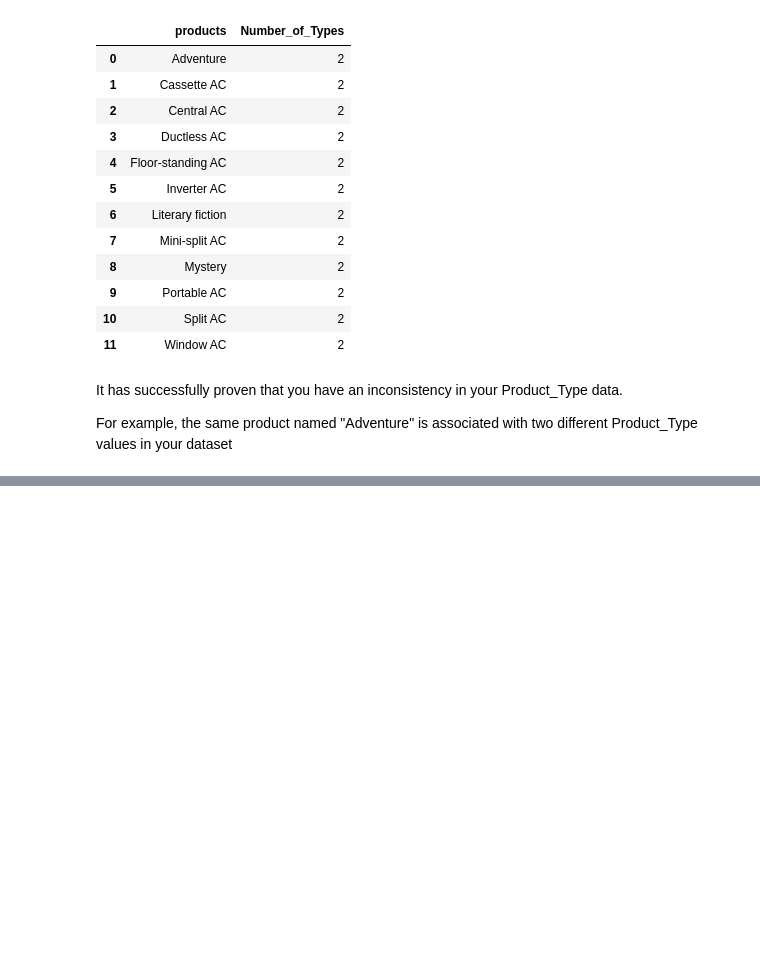
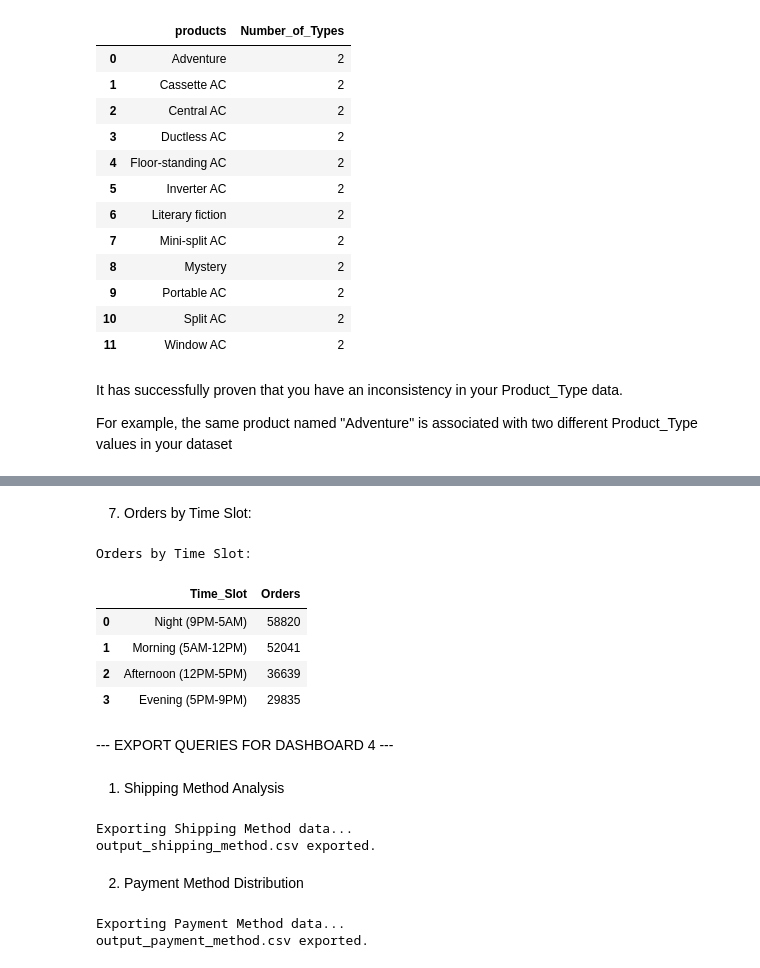
Before and after one commit to pranav444444/MinorProject_Sem7_Customer-Preference-and-Trend-Analytics-for-the-Retail-Sector, a Jupyter notebook: sample_retail_sales (2).ipynb, the cells around one changed output, grey strips where cells are left out. Drawn from its saved outputs; the diff is of its cells as text; code cells hidden in the pictures; blank space fills up the shorter version.

```diff
--- a/sample_retail_sales (2).ipynb
+++ b/sample_retail_sales (2).ipynb
@@ -2117,0 +2234,50 @@ For example, the same product named "Adventure" is associated with two different
+# %% [markdown]
+7. Orders by Time Slot:
+# %%
+# Orders by Time Slot
+print("\nOrders by Time Slot:")
+display(pd.read_sql_query("""
+    SELECT Time_Slot, COUNT(Transaction_ID) AS Orders
+    FROM RetailData
+    GROUP BY Time_Slot
+    ORDER BY Orders DESC;
+""", conn))
+# %% [output]
+Orders by Time Slot:
+|  | Time_Slot | Orders |
+| 0 | Night (9PM-5AM) | 58820 |
+| 1 | Morning (5AM-12PM) | 52041 |
+| 2 | Afternoon (12PM-5PM) | 36639 |
+| 3 | Evening (5PM-9PM) | 29835 |
+# %% [markdown]
+--- EXPORT QUERIES FOR DASHBOARD 4 ---
+# %% [markdown]
+1. Shipping Method Analysis
+# %%
+print("Exporting Shipping Method data...")
+query_shipping = """
+    SELECT Shipping_Method, COUNT(Transaction_ID) AS Orders
+    FROM RetailData
+    GROUP BY Shipping_Method;
+"""
+df_shipping = pd.read_sql_query(query_shipping, conn)
+df_shipping.to_csv("output_shipping_method.csv", index=False)
+print("output_shipping_method.csv exported.")
+# %% [output]
+Exporting Shipping Method data...
+output_shipping_method.csv exported.
+# %% [markdown]
+2. Payment Method Distribution
+# %%
+print("\nExporting Payment Method data...")
+query_payment = """
+    SELECT Payment_Method, COUNT(Transaction_ID) AS Method_Count
+    FROM RetailData
+    GROUP BY Payment_Method;
+"""
+df_payment = pd.read_sql_query(query_payment, conn)
+df_payment.to_csv("output_payment_method.csv", index=False)
+print("output_payment_method.csv exported.")
+# %% [output]
+Exporting Payment Method data...
+output_payment_method.csv exported.
```
Also changed, not shown: parts of 18 cells of this notebook, 8 other files.
